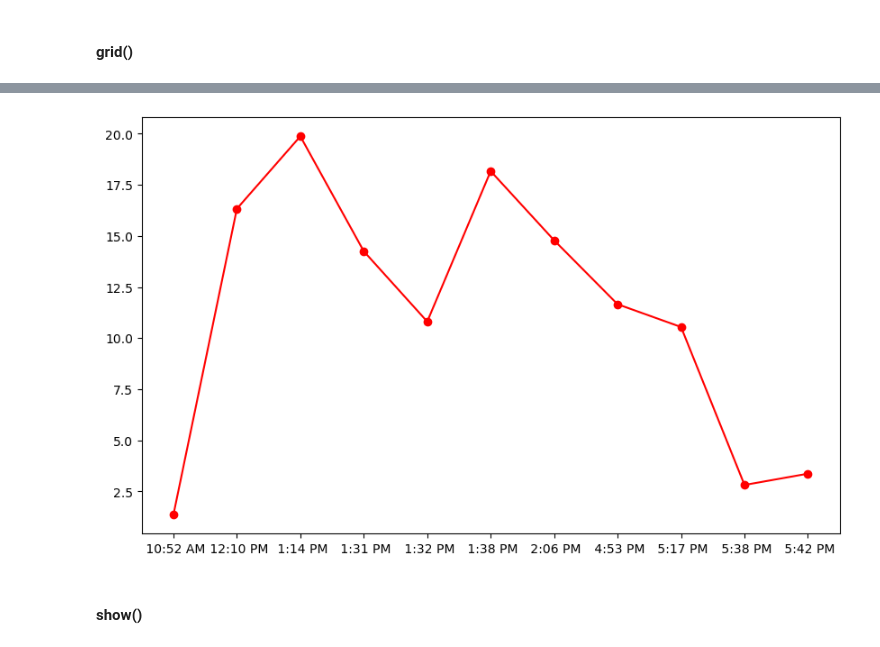
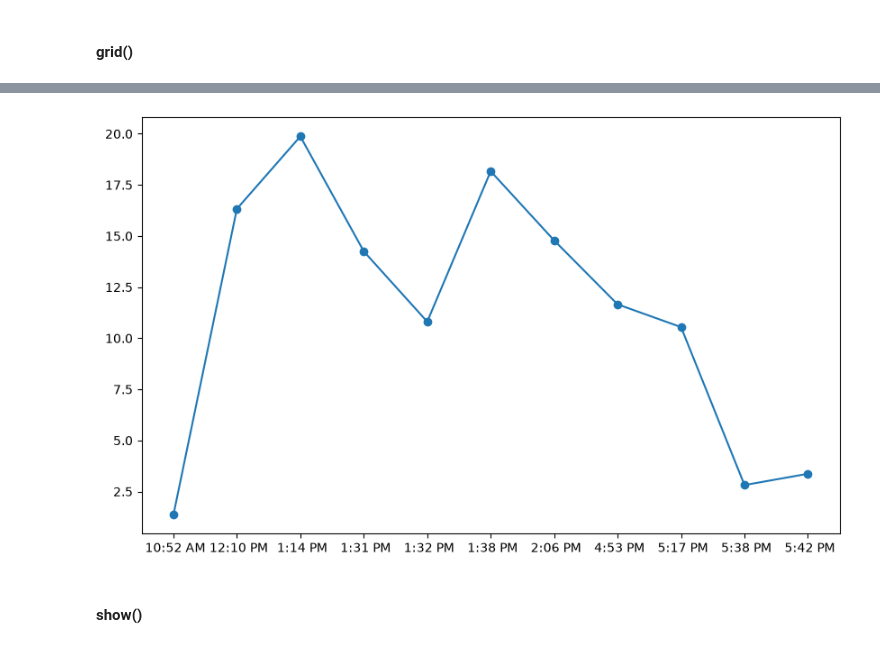
Before and after one commit to AMMARKHALID2004/Matplotlib, a Jupyter notebook: Matplotlib Part 1.ipynb, the cells around one changed output, grey strips where cells are left out. Saved outputs shown, nothing was run; the diff lists cells and outputs as text; code cells hidden in the pictures.

```diff
--- a/Matplotlib Part 1.ipynb
+++ b/Matplotlib Part 1.ipynb
@@ -147,12 +147,12 @@ Text(0.5, 1.0, 'Virat Kohli vs Rohit Sharma Comparison Season by Season')
 # %%
 plt.figure(figsize=(10,6)) # figsize will be 10 on x axis and 6 on y axis
 internet_speed=pd.read_csv("~/Machine Learning/Matplotlib/Datasets/results.csv")
 internet_speed=internet_speed[internet_speed['ConnType']=='Wifi']
 internet_speed['Date']=internet_speed['Date'].str.split(',').str.get(1)
-plt.plot(internet_speed['Date'],internet_speed['Download Speed'],color='red',marker='o')
+plt.plot(internet_speed['Date'],internet_speed['Download Speed'],marker='o')
 plt.gca().invert_xaxis() ## this will invert x axis
 # %% [output]
-[figure, old version]
+[figure, new version]
 # %% [markdown]
 #### show()
 # %%
```
Also changed, not shown: parts of 32 cells of this notebook.
